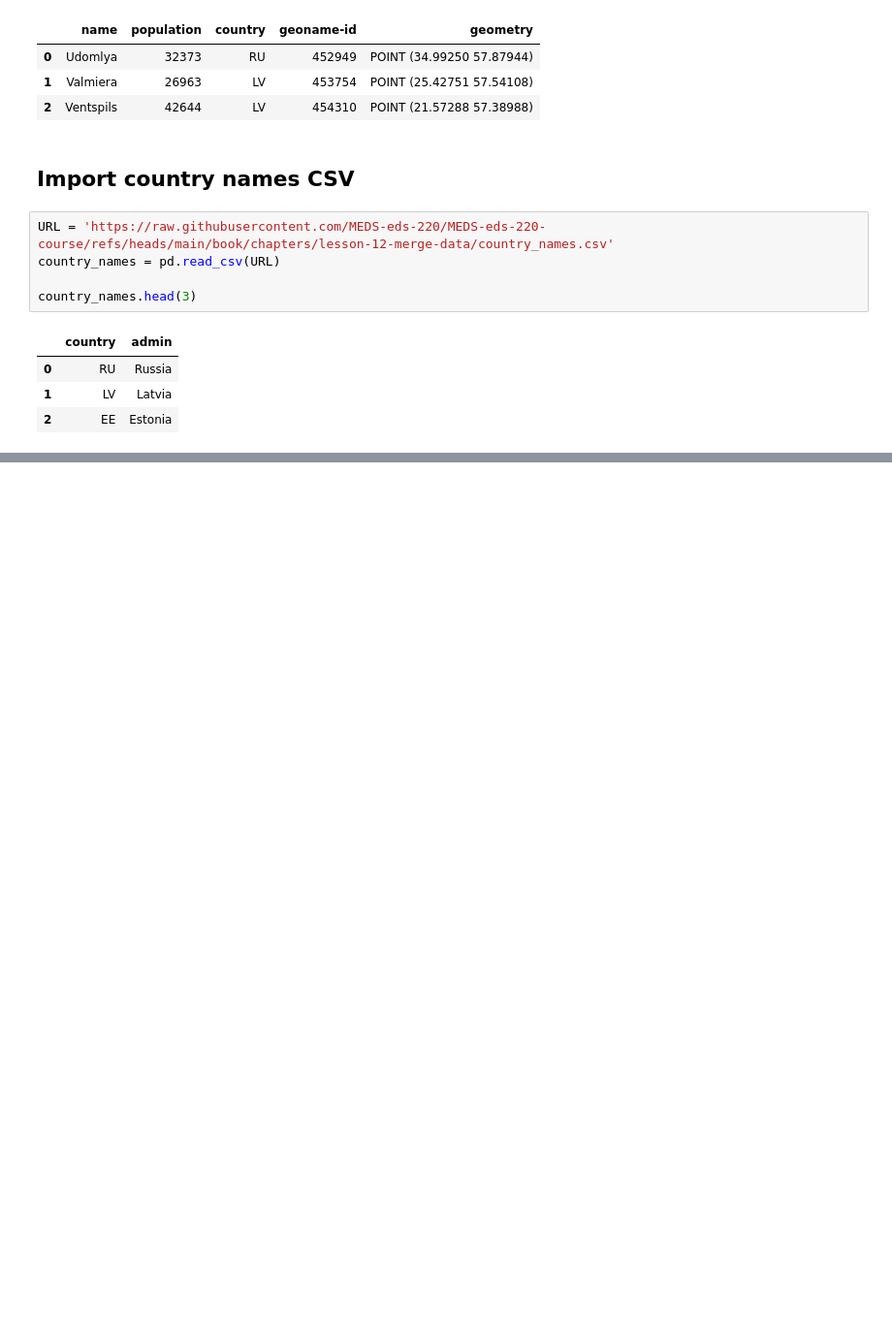
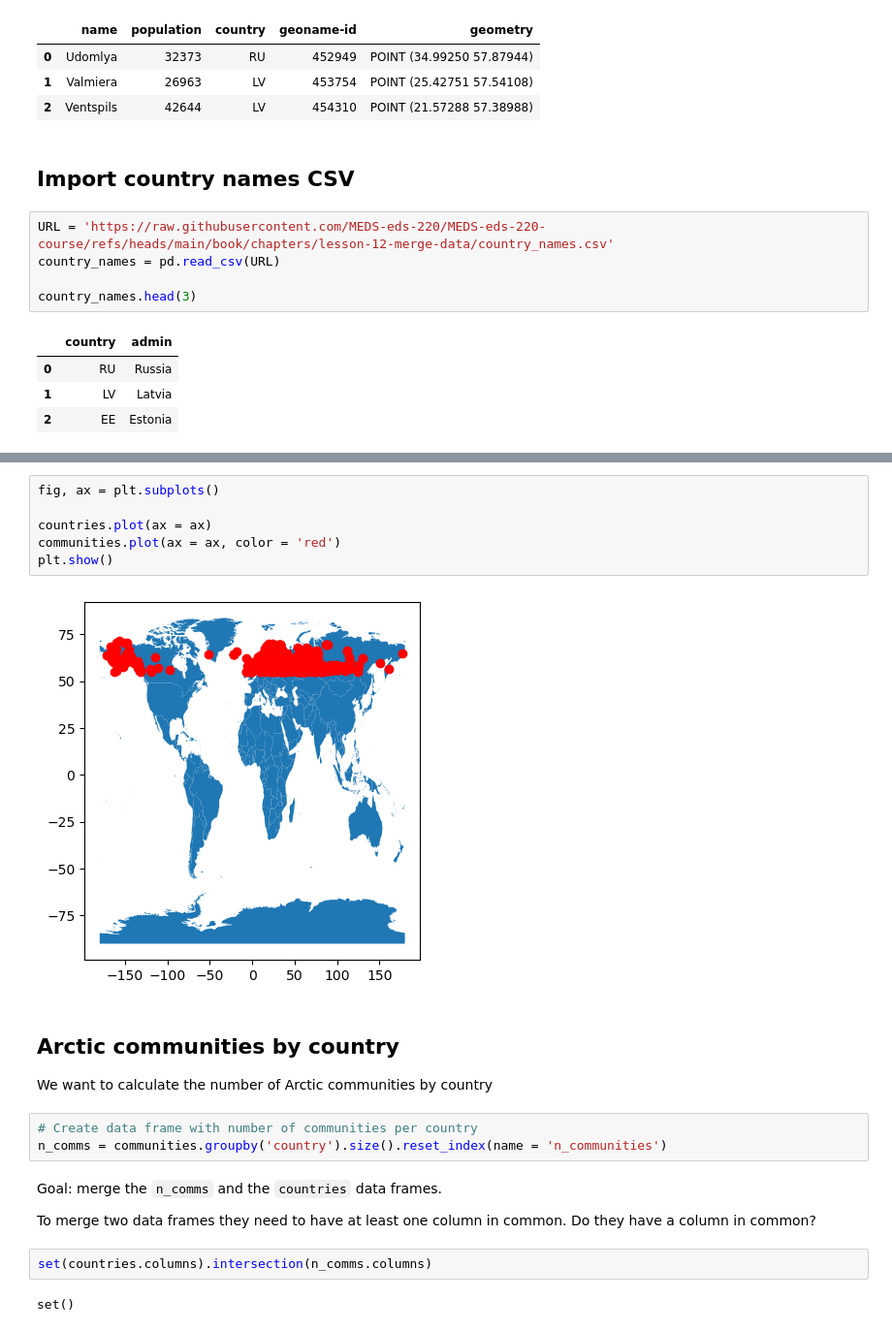
Before and after one commit to kailani-boop/eds220-in-class, a Jupyter notebook: Week6/week-6-merge-reproject-STUDENTS.ipynb, the cells around one changed output, grey strips where cells are left out. Shown at 97% size. Drawn from its saved outputs; the diff is of its cells as text; blank space fills up the shorter version.

```diff
--- a/Week6/week-6-merge-reproject-STUDENTS.ipynb
+++ b/Week6/week-6-merge-reproject-STUDENTS.ipynb
@@ -69,0 +84,24 @@ country_names.head(3)
+# %%
+fig, ax = plt.subplots()
+
+countries.plot(ax = ax)
+communities.plot(ax = ax, color = 'red')
+plt.show()
+# %% [output]
+[figure, added]
+# %% [markdown]
+## Arctic communities by country
+
+We want to calculate the number of Arctic communities by country
+# %%
+# Create data frame with number of communities per country
+n_comms = communities.groupby('country').size().reset_index(name = 'n_communities')
+# %% [markdown]
+Goal: merge the `n_comms` and the `countries` data frames.
+
+To merge two data frames they need to have at least one column in common.
+Do they have a column in common?
+# %%
+set(countries.columns).intersection(n_comms.columns)
+# %% [output]
+set()
```
Also changed, not shown: parts of 31 cells of this notebook.
